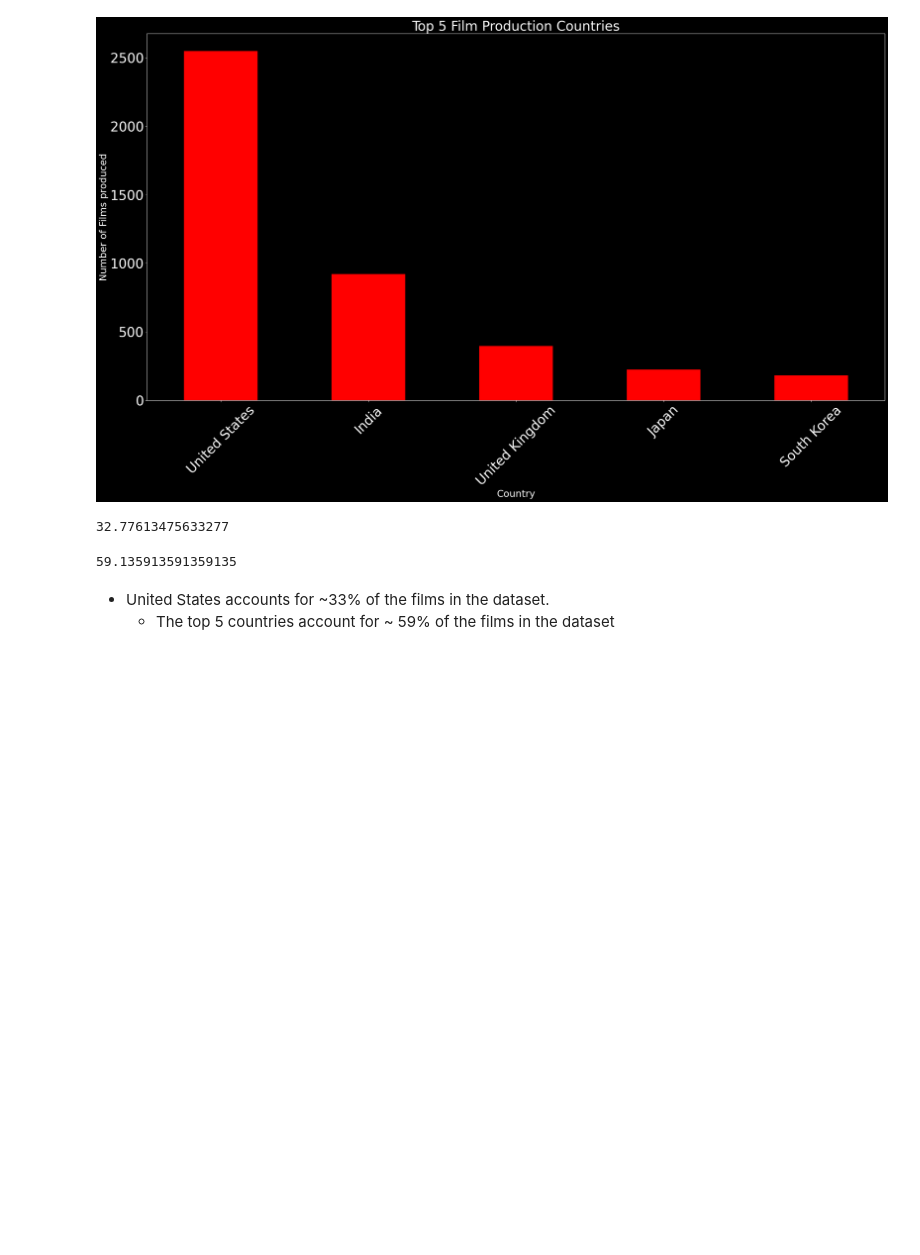
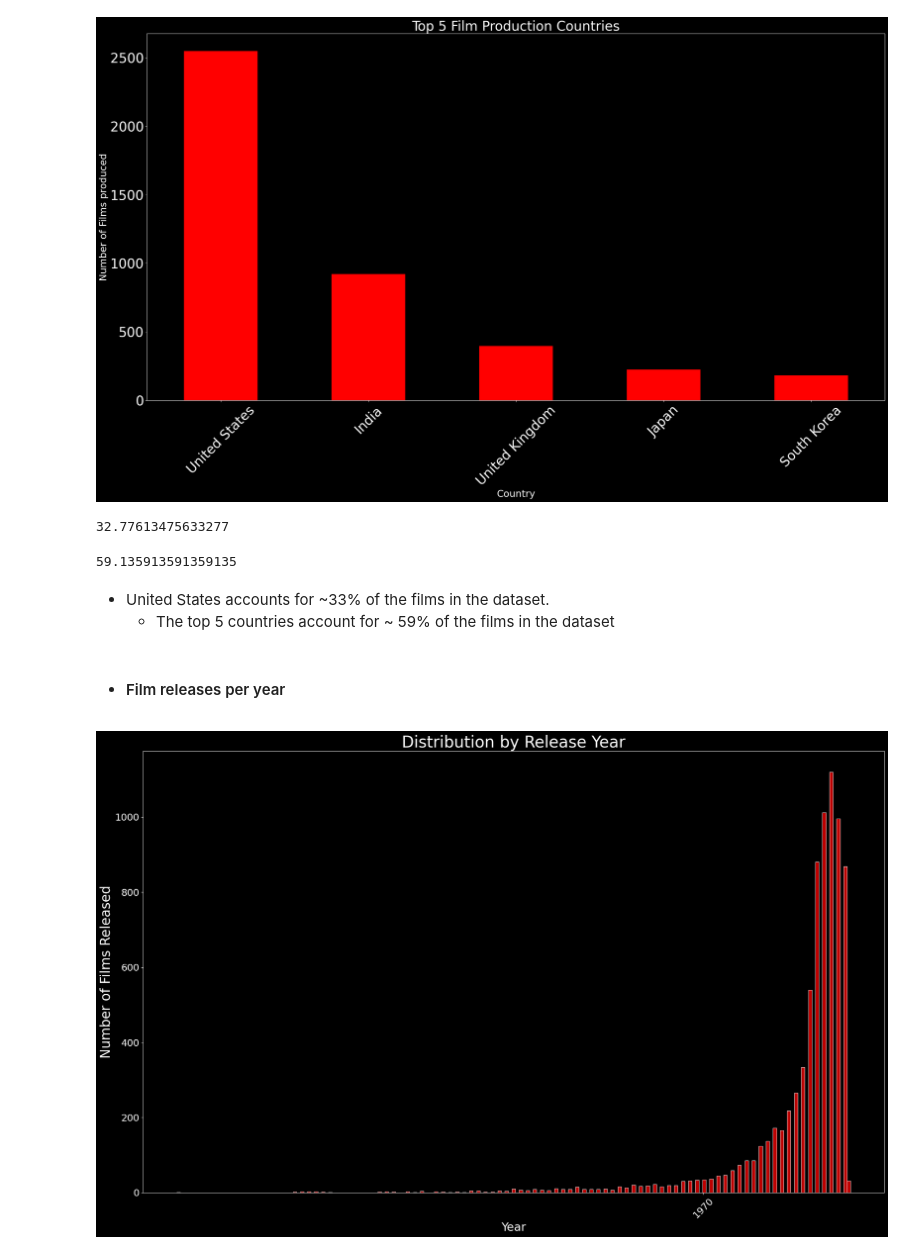
Before and after one commit to JanKosgei/Netflix-Recommendations, a Jupyter notebook: K-Means Netflix.ipynb, the cells around one changed output. Saved outputs shown, nothing was run; the diff lists cells and outputs as text; code cells hidden in the pictures; blank space fills up the shorter version.

```diff
--- a/K-Means Netflix.ipynb
+++ b/K-Means Netflix.ipynb
@@ -213,3 +213,15 @@ Netflix.country.value_counts().nlargest(5).sum()/len(Netflix)*100
 # %% [markdown]
 - United States accounts for ~33% of the films in the dataset.
   - The top 5 countries account for ~ 59% of the films in the dataset
+# %% [markdown]
+- #### Film releases per year
+# %%
+plt.figure(figsize=(25,15))
+plt.rcParams['font.size'] = 18
+sns.histplot(Netflix['release_year'], color='red')
+plt.ylabel('Number of Films Released').set_fontsize(25)
+plt.xlabel('Year').set_fontsize(22)
+plt.xticks(rotation = 45)
+plt.title('Distribution by Release Year').set_fontsize(30)
+# %% [output]
+[figure, added]
```
Also changed, not shown: parts of 1 cell of this notebook.
